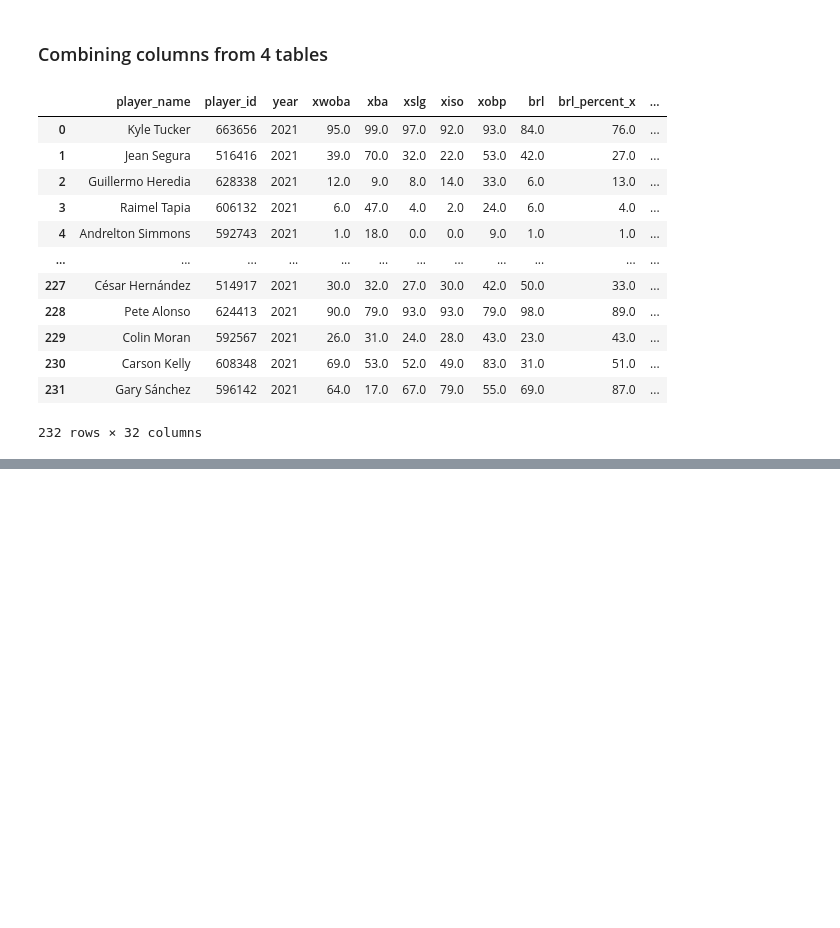
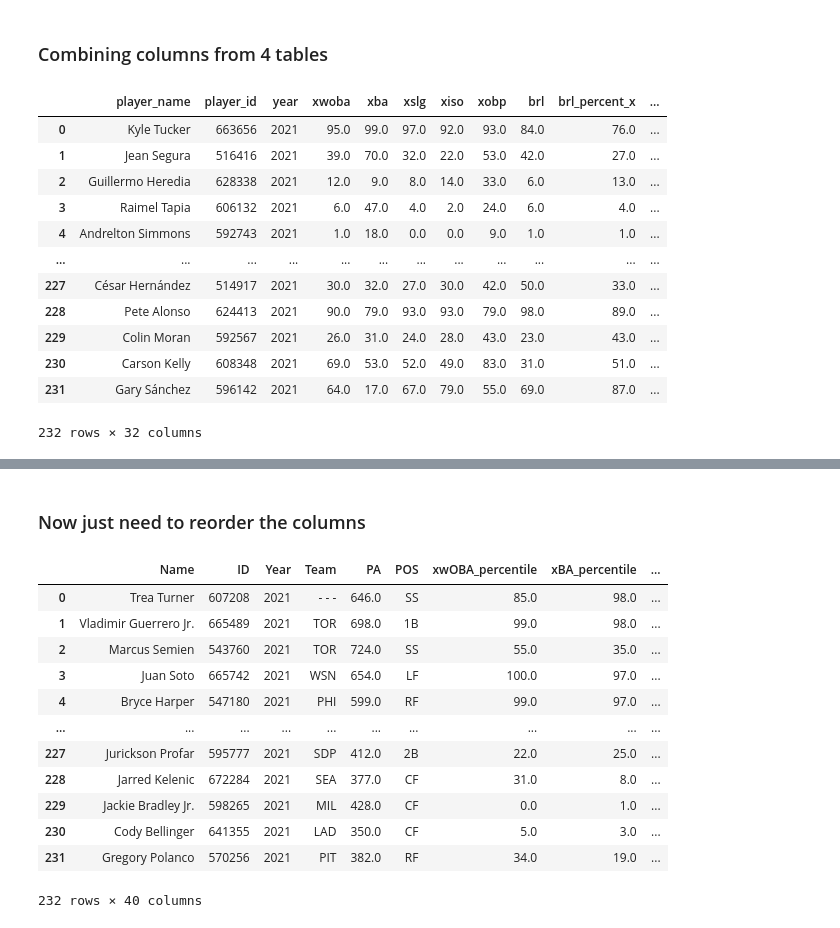
Before and after one commit to charliecoleman97/baseball_analytics, a Jupyter notebook: baseball_savant/baseball_savant_stats.ipynb, the cells around one changed output, grey strips where cells are left out. Saved outputs shown, nothing was run; the diff lists cells and outputs as text; code cells hidden in the pictures; blank space fills up the shorter version.

Commit message:
completely finished the savant table maker

```diff
--- a/baseball_savant/baseball_savant_stats.ipynb
+++ b/baseball_savant/baseball_savant_stats.ipynb
@@ -190,0 +145,10 @@ final_df
+# %%
+qualified_batters = qualified_batters.drop(columns={"Name"})
+# %%
+qualified_batters = qualified_batters.rename(columns={
+    'player_name':'Name','player_id':'ID', 'year':'Year', 'xwoba':'xwOBA_percentile', 'xba':'xBA_percentile', 'xslg':'xSLG_percentile', 'xiso': 'xISO_percentile', 'xobp': 'xOBP_percentile', 'brl':'Barrel_percentile', 'brl_percent_x':'Barrel%_percentile', 'exit_velocity': 'ExitVelocity_percentile',
+    'hard_hit_percent':'HardHit%_percentile', 'k_percent':'K%_percentile', 'bb_percent':'BB%_percentile', 'whiff_percent':'Whiff%_percentile', 'sprint_speed':'SprintSpeed_percentile','oaa':'OAA_percentile', 'pa':'PA', 'primary_pos_formatted':'POS', 'avg_hit_speed':'AvgExitVelo',
+    'max_hit_speed':'MaxExitVelo', 'brl_percent_y':'Barrel%', 'woba':'wOBA', 'est_woba':'xwOBA', 'est_woba_minus_woba_diff':'xwOBA_minus_wOBA', 'ba':'BA', 'est_ba':'xBA', 'est_ba_minus_ba_diff': 'xBA_minus_BA', 'slg':'SLG', 'est_slg':'xSLG', 'est_slg_minus_slg_diff':'xSLG_minus_SLG',
+    'outs_above_average':'OAA'
+
+    })
@@ -190,0 +169,30 @@ final_df
+# %% [markdown]
+### Now just need to reorder the columns
+# %%
+savant_df = (
+    qualified_batters
+     .pipe(lambda df: df[["Name", "ID", 'Year',"Team", 'PA',	'POS', 'xwOBA_percentile','xBA_percentile','xSLG_percentile','xISO_percentile','xOBP_percentile','Barrel_percentile',
+     'Barrel%_percentile','ExitVelocity_percentile','HardHit%_percentile','K%_percentile',	'BB%_percentile','Whiff%_percentile','SprintSpeed_percentile','OAA_percentile',
+     'wOBA', 'xwOBA', 'xwOBA_minus_wOBA', 'BA', 'xBA', 'xBA_minus_BA', 'SLG', 'xSLG', 'xSLG_minus_SLG', 'K%', 'BB%', 'SwStr%', 'HardHit%', 'Barrel%', 'AvgExitVelo', 'MaxExitVelo', 'OAA',
+     'Spd','wRC+','WAR'
+
+     ]]) # just getting the columns we need
+)
+# %%
+savant_df.sort_values(by=['WAR'], ascending=False, ignore_index=True, inplace=True)
+# %%
+savant_df
+# %% [output]
+|  | Name | ID | Year | Team | PA | POS | xwOBA_percentile | xBA_percentile | ... |
+| 0 | Trea Turner | 607208 | 2021 | - - - | 646.0 | SS | 85.0 | 98.0 | ... |
+| 1 | Vladimir Guerrero Jr. | 665489 | 2021 | TOR | 698.0 | 1B | 99.0 | 98.0 | ... |
+| 2 | Marcus Semien | 543760 | 2021 | TOR | 724.0 | SS | 55.0 | 35.0 | ... |
+| 3 | Juan Soto | 665742 | 2021 | WSN | 654.0 | LF | 100.0 | 97.0 | ... |
+| 4 | Bryce Harper | 547180 | 2021 | PHI | 599.0 | RF | 99.0 | 97.0 | ... |
+| ... | ... | ... | ... | ... | ... | ... | ... | ... | ... |
+| 227 | Jurickson Profar | 595777 | 2021 | SDP | 412.0 | 2B | 22.0 | 25.0 | ... |
+| 228 | Jarred Kelenic | 672284 | 2021 | SEA | 377.0 | CF | 31.0 | 8.0 | ... |
+| 229 | Jackie Bradley Jr. | 598265 | 2021 | MIL | 428.0 | CF | 0.0 | 1.0 | ... |
+| 230 | Cody Bellinger | 641355 | 2021 | LAD | 350.0 | CF | 5.0 | 3.0 | ... |
+| 231 | Gregory Polanco | 570256 | 2021 | PIT | 382.0 | RF | 34.0 | 19.0 | ... |
+232 rows × 40 columns
```
Also changed, not shown: parts of 14 cells of this notebook, 2 other files.
